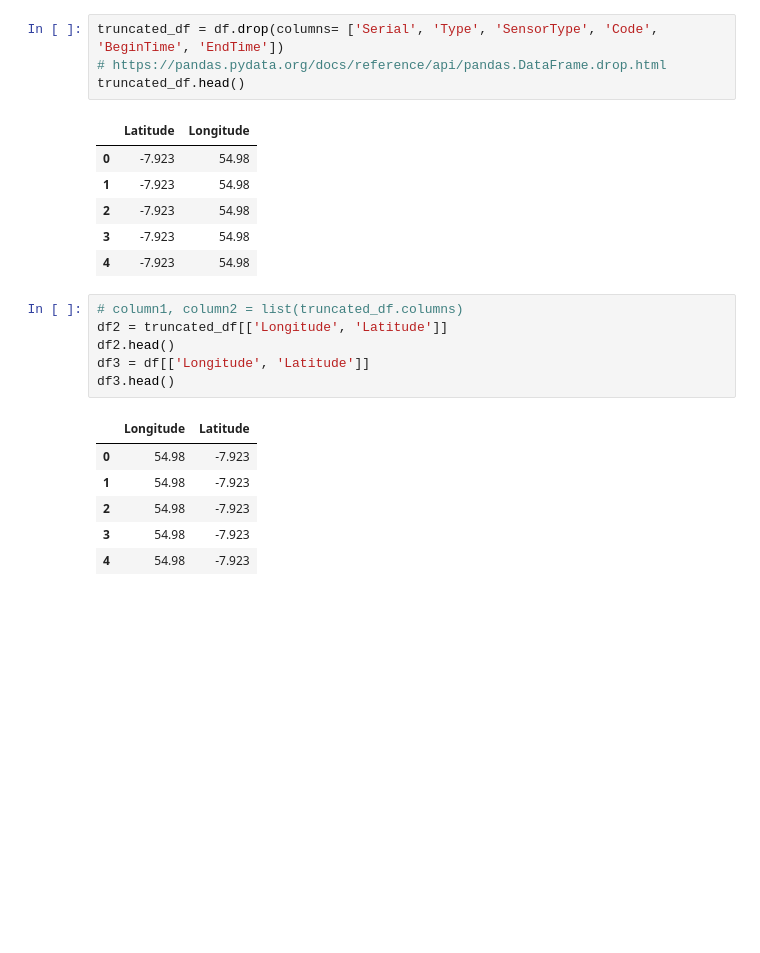
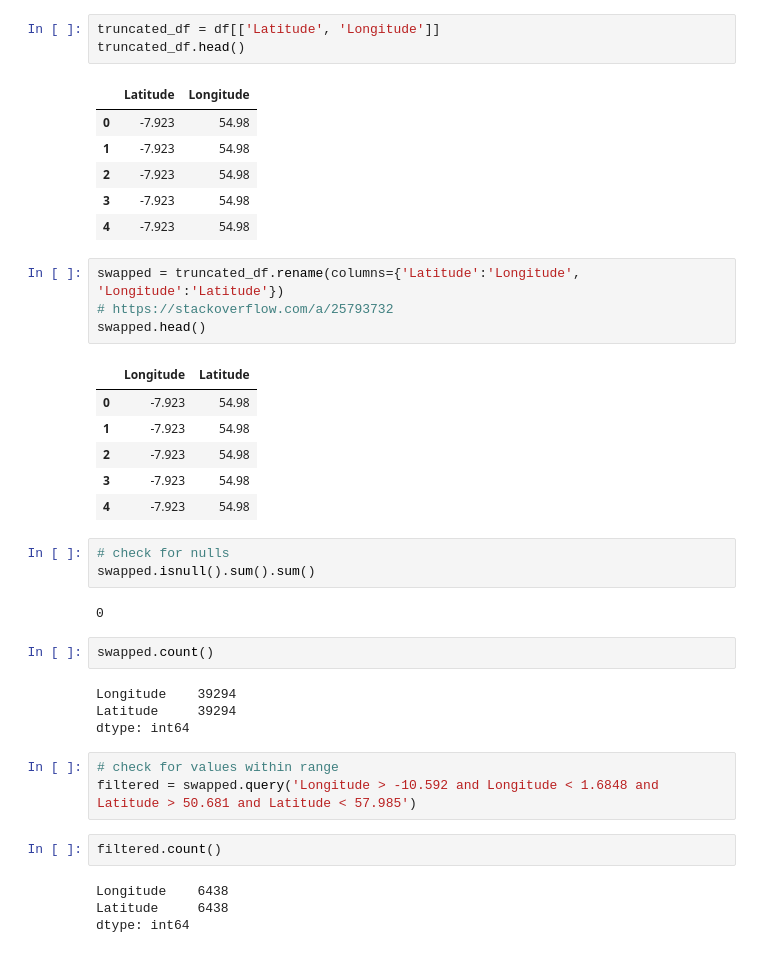
Before and after one commit to ash8m/ukGrowData, a Jupyter notebook: plotGrowData.ipynb, the cells around one changed output. Cells and saved outputs as stored; diff of their text form; blank space fills up the shorter version.

```diff
--- a/plotGrowData.ipynb
+++ b/plotGrowData.ipynb
@@ -64,8 +13,7 @@ df.head()
 | 3 | PI040298AD5J215142 | -7.923 | 54.98 | Thingful.Connectors.GROWSensors.L... | Flower Power | Grow.Thingful.Sensors_5tjrqt1c | 2018-10-17T13:14:07.000Z | 2018-10-17T13:59:07.000Z |
 | 4 | PI040298AD5J215142 | -7.923 | 54.98 | Thingful.Connectors.GROWSensors.S... | Flower Power | Grow.Thingful.Sensors_5tjrqt1c | 2018-10-17T13:14:07.000Z | 2018-10-17T13:59:07.000Z |
 # %%
-truncated_df = df.drop(columns= ['Serial', 'Type', 'SensorType', 'Code', 'BeginTime', 'EndTime'])
-# https://pandas.pydata.org/docs/reference/api/pandas.DataFrame.drop.html
+truncated_df = df[['Latitude', 'Longitude']]
 truncated_df.head()
 # %% [output]
 |  | Latitude | Longitude |
@@ -75,15 +23,33 @@ truncated_df.head()
 | 3 | -7.923 | 54.98 |
 | 4 | -7.923 | 54.98 |
 # %%
-# column1, column2 = list(truncated_df.columns)
-df2 = truncated_df[['Longitude', 'Latitude']]
-df2.head()
-df3 = df[['Longitude', 'Latitude']]
-df3.head()
+swapped = truncated_df.rename(columns={'Latitude':'Longitude', 'Longitude':'Latitude'})
+# https://stackoverflow.com/a/25793732
+swapped.head()
 # %% [output]
 |  | Longitude | Latitude |
-| 0 | 54.98 | -7.923 |
-| 1 | 54.98 | -7.923 |
-| 2 | 54.98 | -7.923 |
-| 3 | 54.98 | -7.923 |
-| 4 | 54.98 | -7.923 |
+| 0 | -7.923 | 54.98 |
+| 1 | -7.923 | 54.98 |
+| 2 | -7.923 | 54.98 |
+| 3 | -7.923 | 54.98 |
+| 4 | -7.923 | 54.98 |
+# %%
+# check for nulls
+swapped.isnull().sum().sum()
+# %% [output]
+0
+# %%
+swapped.count()
+# %% [output]
+Longitude    39294
+Latitude     39294
+dtype: int64
+# %%
+# check for values within range
+filtered = swapped.query('Longitude > -10.592 and Longitude < 1.6848 and Latitude > 50.681 and Latitude < 57.985')
+# %%
+filtered.count()
+# %% [output]
+Longitude    6438
+Latitude     6438
+dtype: int64
```
Also changed, not shown: parts of 2 cells of this notebook.
